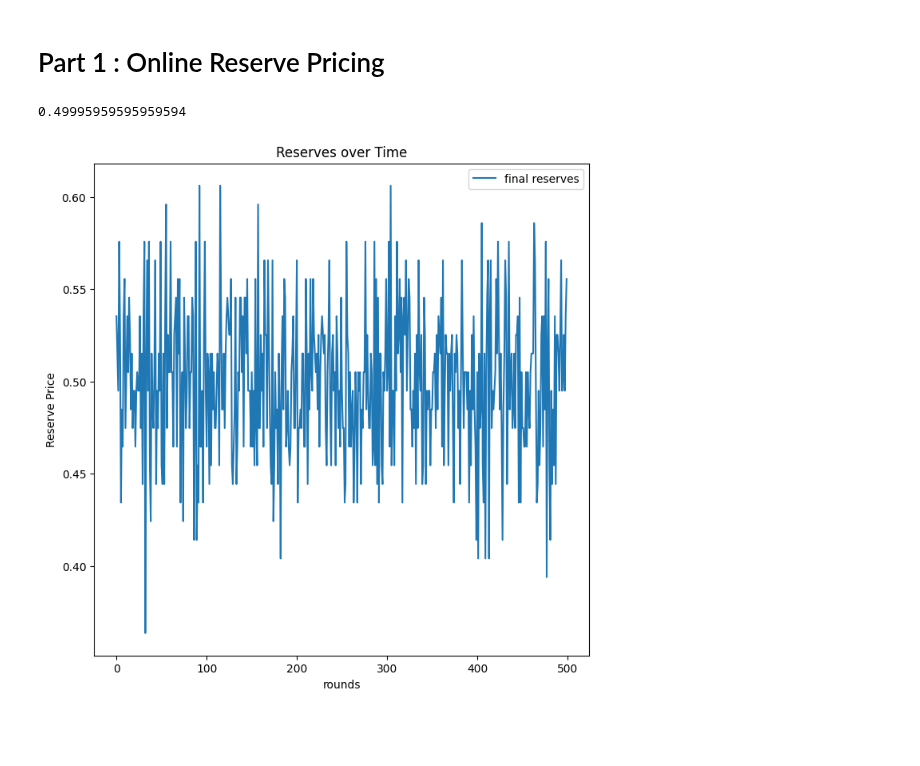
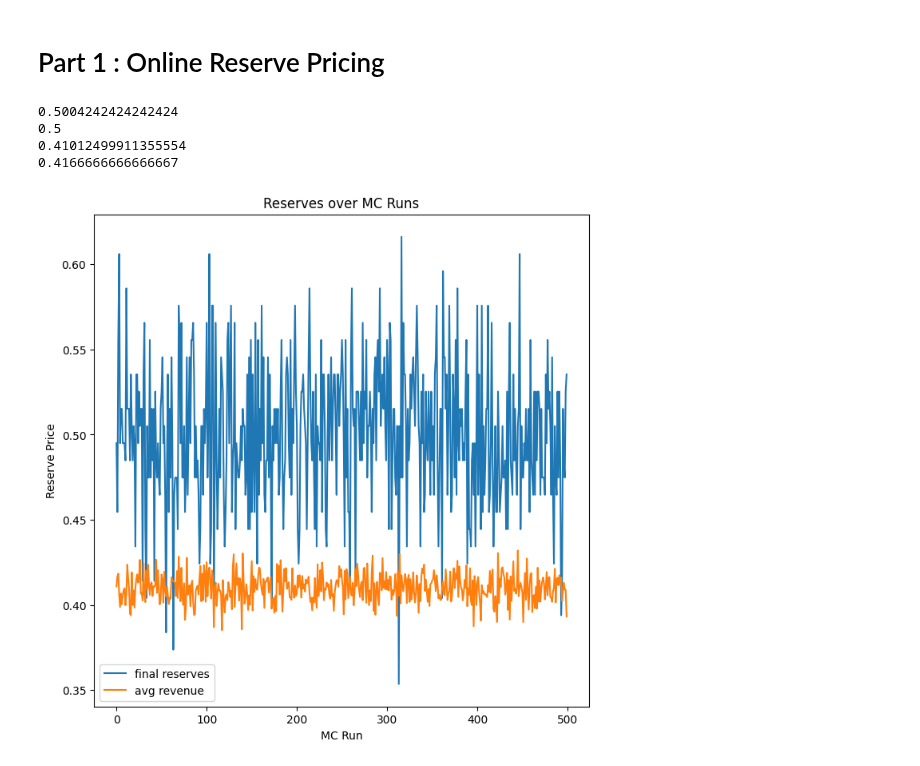
Before and after one commit to PrabhavJain10/Online-Markets, a Jupyter notebook: Project 4/proj4.ipynb, the cells around one changed output. Saved outputs shown, nothing was run; the diff lists cells and outputs as text; code cells hidden in the pictures; blank space fills up the shorter version.

```diff
--- a/Project 4/proj4.ipynb
+++ b/Project 4/proj4.ipynb
@@ -135,7 +135,8 @@ def runMultipleAuctions(auctionRounds = 1000):
     bidder2 = Bidders(0, 1)
     # things to keep track of
     allBids = []
-    payouts = np.zeros(auctionRounds)
+    totalRevenue = 0
+    avgRevenue = np.zeros(auctionRounds)
     reservePrices = np.zeros(auctionRounds)
     # run the auction
     for i in range(auctionRounds):
@@ -143,35 +144,46 @@ def runMultipleAuctions(auctionRounds = 1000):
         v2 = bidder2.getUniformValue()
         bids = [v1, v2]
         allBids.append(bids)
-        payouts[i], reservePrices[i] = auction.runAuction(bids)
+        curRevenue, reservePrices[i] = auction.runAuction(bids)
+        totalRevenue += curRevenue
+        avgRevenue[i] = totalRevenue/(i+1)
         auction.updateReservePrice(bids)
-    return payouts, reservePrices, allBids
+    return avgRevenue, reservePrices
 # %%
 
 def monteCarlo(MCRuns = 500, auctionRounds = 1000):
     finalReserves = []
+    finalAvgRevenue = []
     reservesOverTime = []
     for i in range(MCRuns):
-        payouts, reservePrices, allBids = runMultipleAuctions(auctionRounds)
+        avgRevenue, reservePrices = runMultipleAuctions(auctionRounds)
         finalReserves.append(reservePrices[-1])
+        finalAvgRevenue.append(avgRevenue[-1])
         reservesOverTime.append(reservePrices)
-    return finalReserves #, reservesOverTime
+    return finalReserves, finalAvgRevenue #, reservesOverTime
 # %%
-finalReserves = monteCarlo(MCRuns = 500, auctionRounds = 1000)
+finalReserves, finalAvgRevenue = monteCarlo(MCRuns = 500, auctionRounds = 1000)
-# %%
-print(np.mean(finalReserves))
-# %% [output]
-0.49995959595959594
+# %%
+print(np.mean(finalReserves))
+print(1/2)
+print(np.mean(finalAvgRevenue))
+print(5/12)
+# %% [output]
+0.5004242424242424
+0.5
+0.41012499911355554
+0.4166666666666667
 # %%
 f = plt.figure()
 f.set_figwidth(8)
 f.set_figheight(8)
 
 plt.plot(np.arange(500), finalReserves, label = "final reserves")
-plt.title('Reserves over Time')
-plt.xlabel('rounds')
+plt.plot(np.arange(500), finalAvgRevenue, label = "avg revenue")
+plt.title('Reserves over MC Runs')
+plt.xlabel('MC Run')
 plt.ylabel('Reserve Price')
 plt.legend()
 plt.show()
 # %% [output]
-[figure, old version]
+[figure, new version]
```
